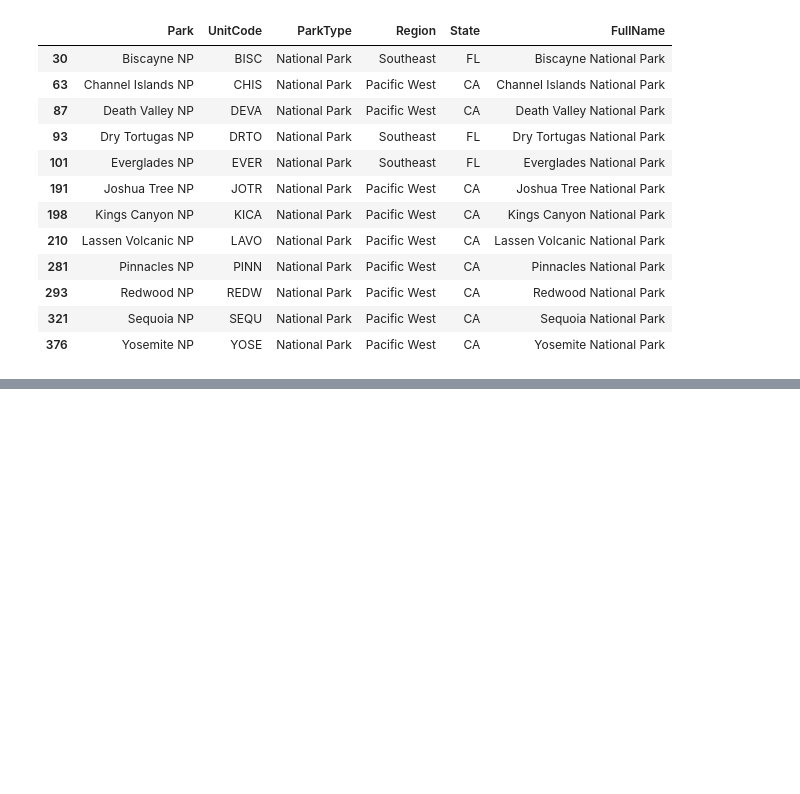
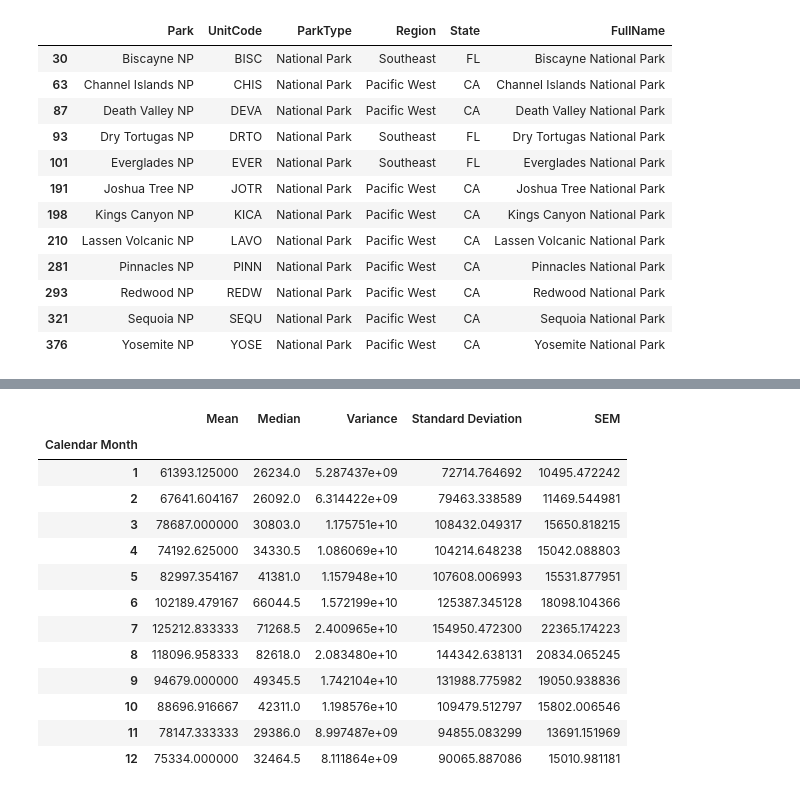
Before and after one commit to missymeyer/ProjectOne, a Jupyter notebook: Starter.ipynb, the cells around one changed output, grey strips where cells are left out. Cells and saved outputs as stored; diff of their text form; code cells hidden in the pictures; blank space fills up the shorter version.

```diff
--- a/Starter.ipynb
+++ b/Starter.ipynb
@@ -137,0 +167,34 @@ focus_parks.head()
+# %%
+# Generate a summary statistics table of mean, median, variance, standard deviation, and SEM of the visutors for each calendar year
+# Use groupby and summary statistical methods to calculate the following properties of each drug regimen:
+# mean, median, variance, standard deviation, and SEM of the tumor volume.
+
+
+mean = park_data.groupby('Calendar Month').mean()['Visitors']
+median = park_data.groupby('Calendar Month').median()['Visitors']
+variance = park_data.groupby('Calendar Month').var()['Visitors']
+std_dev = park_data.groupby('Calendar Month').std()['Visitors']
+SEM = park_data.groupby('Calendar Month').sem()['Visitors']
+
+# Assemble the resulting series into a single summary dataframe.
+park_stats = pd.DataFrame({'Mean': mean,
+              'Median':median,
+              'Variance': variance,
+              'Standard Deviation': std_dev,
+                         'SEM':SEM})
+park_stats.head(12)
+# %% [output]
+|  | Mean | Median | Variance | Standard Deviation | SEM |
+| Calendar Month |  |  |  |  |  |
+| 1 | 61393.125000 | 26234.0 | 5.287437e+09 | 72714.764692 | 10495.472242 |
+| 2 | 67641.604167 | 26092.0 | 6.314422e+09 | 79463.338589 | 11469.544981 |
+| 3 | 78687.000000 | 30803.0 | 1.175751e+10 | 108432.049317 | 15650.818215 |
+| 4 | 74192.625000 | 34330.5 | 1.086069e+10 | 104214.648238 | 15042.088803 |
+| 5 | 82997.354167 | 41381.0 | 1.157948e+10 | 107608.006993 | 15531.877951 |
+| 6 | 102189.479167 | 66044.5 | 1.572199e+10 | 125387.345128 | 18098.104366 |
+| 7 | 125212.833333 | 71268.5 | 2.400965e+10 | 154950.472300 | 22365.174223 |
+| 8 | 118096.958333 | 82618.0 | 2.083480e+10 | 144342.638131 | 20834.065245 |
+| 9 | 94679.000000 | 49345.5 | 1.742104e+10 | 131988.775982 | 19050.938836 |
+| 10 | 88696.916667 | 42311.0 | 1.198576e+10 | 109479.512797 | 15802.006546 |
+| 11 | 78147.333333 | 29386.0 | 8.997487e+09 | 94855.083299 | 13691.151969 |
+| 12 | 75334.000000 | 32464.5 | 8.111864e+09 | 90065.887086 | 15010.981181 |
```
Also changed, not shown: parts of 10 cells of this notebook, 1 other file.
